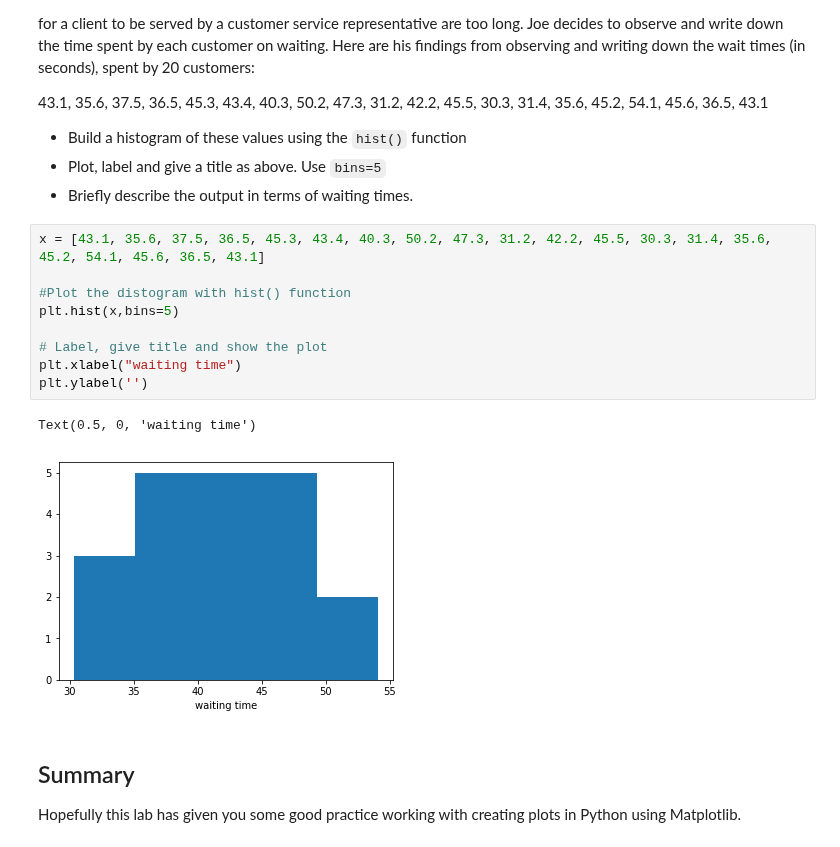
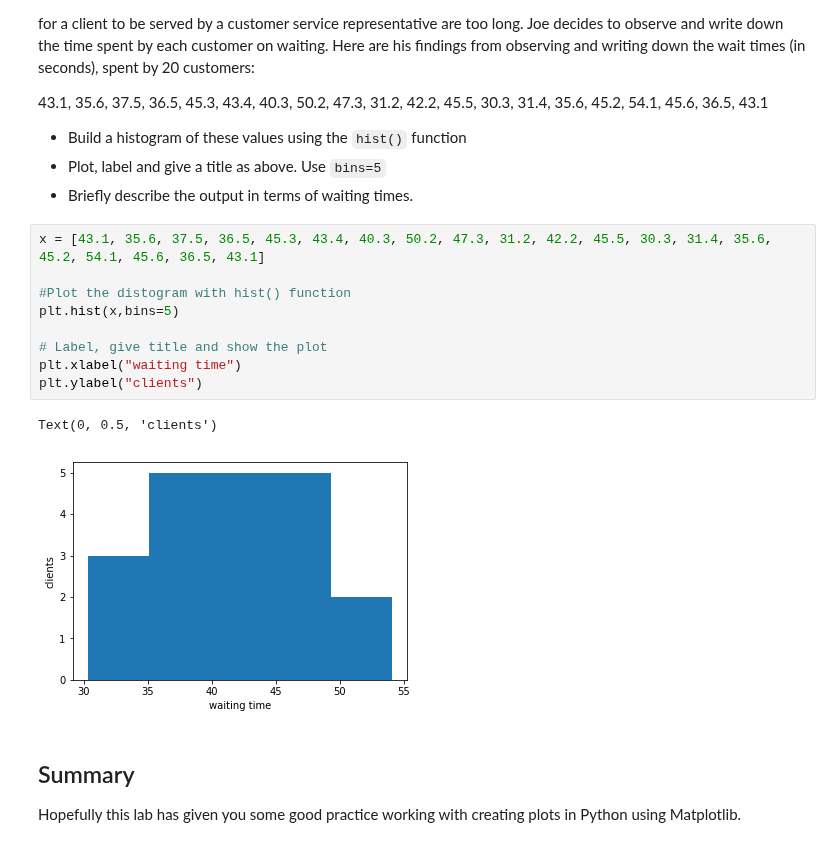
Before and after one commit to keita-dc/dsc-data-viz-lab-dc-ds-060319, a Jupyter notebook: index.ipynb, the cells around one changed output. Cells and saved outputs as stored; diff of their text form.

```diff
--- a/index.ipynb
+++ b/index.ipynb
@@ -98,15 +98,15 @@ Joe is the branch manager at a bank. Recently, Joe been receiving customer feedb
 # %%
 x = [43.1, 35.6, 37.5, 36.5, 45.3, 43.4, 40.3, 50.2, 47.3, 31.2, 42.2, 45.5, 30.3, 31.4, 35.6, 45.2, 54.1, 45.6, 36.5, 43.1]
 
 #Plot the distogram with hist() function
 plt.hist(x,bins=5)
 
 # Label, give title and show the plot
 plt.xlabel("waiting time")
-plt.ylabel('')
+plt.ylabel("clients")
 # %% [output]
-Text(0.5, 0, 'waiting time')
+Text(0, 0.5, 'clients')
-[figure, old version]
+[figure, new version]
 # %% [markdown]
 ## Summary
 
```
